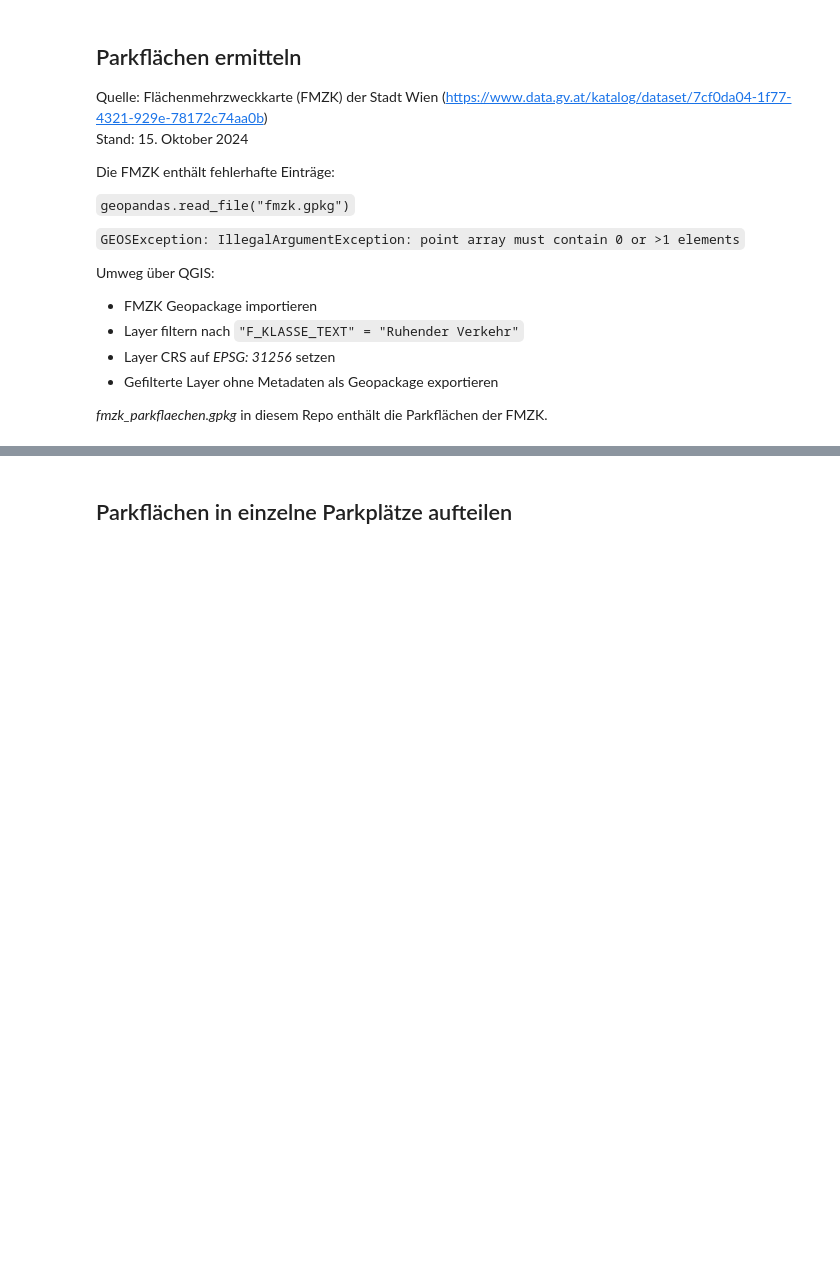
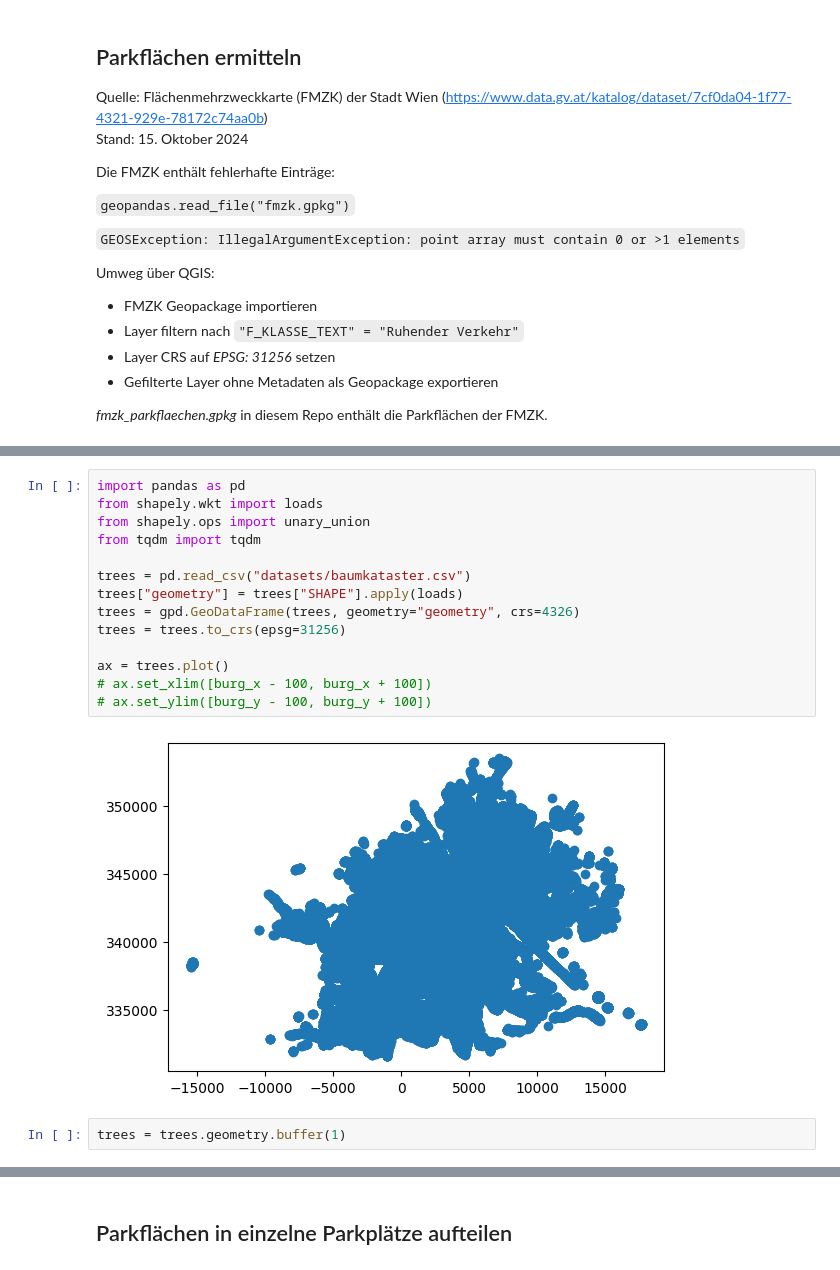
Before and after one commit to elias-gander/WienerParkplaetze, a Jupyter notebook: wiener_parkplaetze.ipynb, the cells around one changed output, grey strips where cells are left out. Saved outputs shown, nothing was run; the diff lists cells and outputs as text; blank space fills up the shorter version.

Commit message:
wip baumkataster

```diff
--- a/wiener_parkplaetze.ipynb
+++ b/wiener_parkplaetze.ipynb
@@ -33,0 +40,18 @@ ax.set_ylim([burg_y - 100, burg_y + 100])
+# %%
+import pandas as pd
+from shapely.wkt import loads
+from shapely.ops import unary_union
+from tqdm import tqdm
+
+trees = pd.read_csv("datasets/baumkataster.csv")
+trees["geometry"] = trees["SHAPE"].apply(loads)
+trees = gpd.GeoDataFrame(trees, geometry="geometry", crs=4326)
+trees = trees.to_crs(epsg=31256)
+
+ax = trees.plot()
+# ax.set_xlim([burg_x - 100, burg_x + 100])
+# ax.set_ylim([burg_y - 100, burg_y + 100])
+# %% [output]
+[figure, added]
+# %%
+trees = trees.geometry.buffer(1)
```
Also changed, not shown: parts of 5 cells of this notebook, 3 other files.
